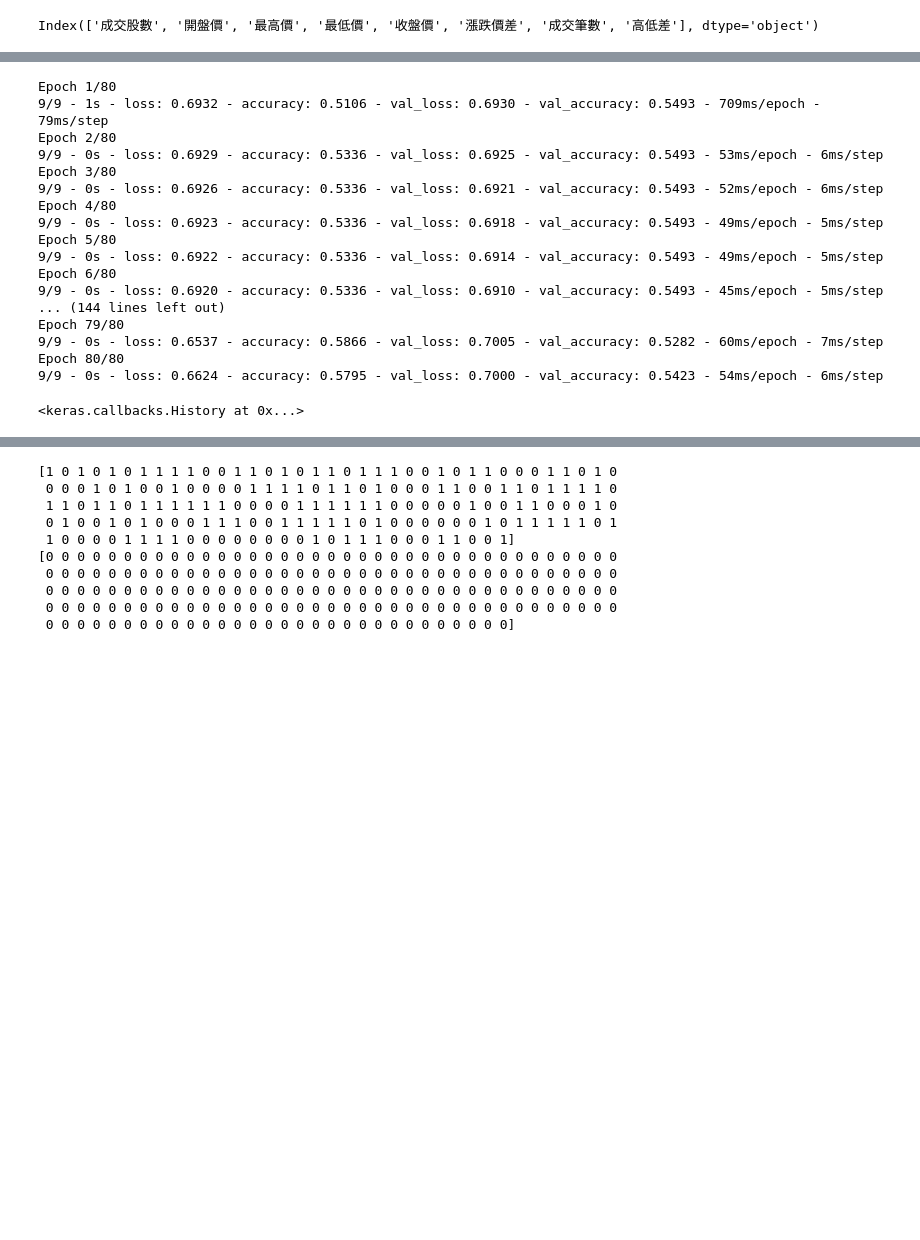
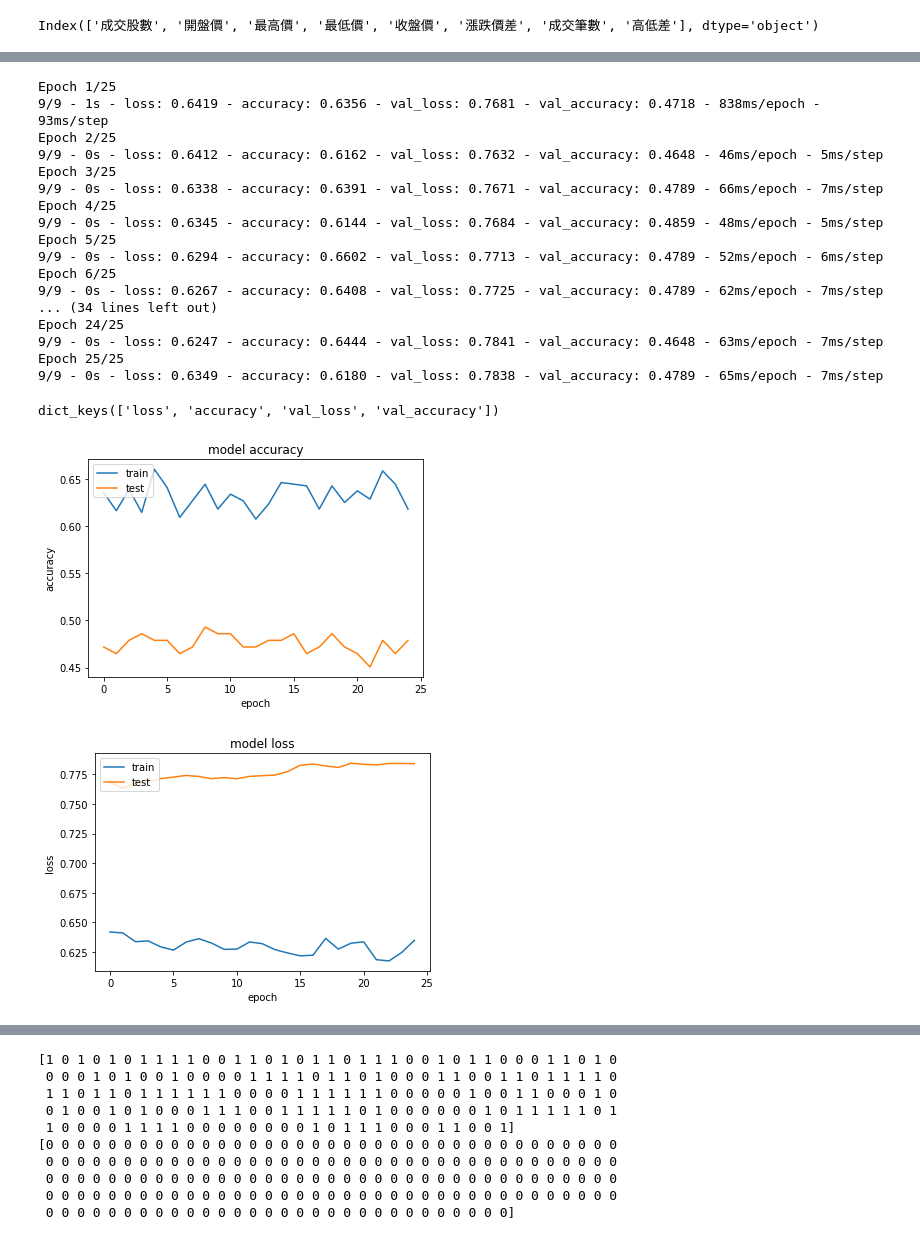
Before and after one commit to TaylorShiehUSI/Github-Colab-test, a Jupyter notebook: 20220814_2230.ipynb, the cells around one changed output, grey strips where cells are left out. Saved outputs shown, nothing was run; the diff lists cells and outputs as text; code cells hidden in the pictures; blank space fills up the shorter version.

```diff
--- a/20220814_2230.ipynb
+++ b/20220814_2230.ipynb
@@ -295,31 +295,55 @@ _________________________________________________________________
 # %%
 ## train the model
 model.compile(loss='categorical_crossentropy', optimizer='adam', metrics=['accuracy'])
-model.fit(x = X_train,
+history = model.fit(x = X_train,
           y = y_train,
           validation_split = 0.2,
           batch_size=64,
-          epochs=80,
+          epochs=25,
           verbose = 2)
 # %% [output]
-Epoch 1/80
-9/9 - 1s - loss: 0.6932 - accuracy: 0.5106 - val_loss: 0.6930 - val_accuracy: 0.5493 - 709ms/epoch - 79ms/step
-Epoch 2/80
-9/9 - 0s - loss: 0.6929 - accuracy: 0.5336 - val_loss: 0.6925 - val_accuracy: 0.5493 - 53ms/epoch - 6ms/step
-Epoch 3/80
-9/9 - 0s - loss: 0.6926 - accuracy: 0.5336 - val_loss: 0.6921 - val_accuracy: 0.5493 - 52ms/epoch - 6ms/step
-Epoch 4/80
-9/9 - 0s - loss: 0.6923 - accuracy: 0.5336 - val_loss: 0.6918 - val_accuracy: 0.5493 - 49ms/epoch - 5ms/step
-Epoch 5/80
-9/9 - 0s - loss: 0.6922 - accuracy: 0.5336 - val_loss: 0.6914 - val_accuracy: 0.5493 - 49ms/epoch - 5ms/step
-Epoch 6/80
-9/9 - 0s - loss: 0.6920 - accuracy: 0.5336 - val_loss: 0.6910 - val_accuracy: 0.5493 - 45ms/epoch - 5ms/step
-... (144 lines left out)
-Epoch 79/80
-9/9 - 0s - loss: 0.6537 - accuracy: 0.5866 - val_loss: 0.7005 - val_accuracy: 0.5282 - 60ms/epoch - 7ms/step
-Epoch 80/80
-9/9 - 0s - loss: 0.6624 - accuracy: 0.5795 - val_loss: 0.7000 - val_accuracy: 0.5423 - 54ms/epoch - 6ms/step
+Epoch 1/25
+9/9 - 1s - loss: 0.6419 - accuracy: 0.6356 - val_loss: 0.7681 - val_accuracy: 0.4718 - 838ms/epoch - 93ms/step
+Epoch 2/25
+9/9 - 0s - loss: 0.6412 - accuracy: 0.6162 - val_loss: 0.7632 - val_accuracy: 0.4648 - 46ms/epoch - 5ms/step
+Epoch 3/25
+9/9 - 0s - loss: 0.6338 - accuracy: 0.6391 - val_loss: 0.7671 - val_accuracy: 0.4789 - 66ms/epoch - 7ms/step
+Epoch 4/25
+9/9 - 0s - loss: 0.6345 - accuracy: 0.6144 - val_loss: 0.7684 - val_accuracy: 0.4859 - 48ms/epoch - 5ms/step
+Epoch 5/25
+9/9 - 0s - loss: 0.6294 - accuracy: 0.6602 - val_loss: 0.7713 - val_accuracy: 0.4789 - 52ms/epoch - 6ms/step
+Epoch 6/25
+9/9 - 0s - loss: 0.6267 - accuracy: 0.6408 - val_loss: 0.7725 - val_accuracy: 0.4789 - 62ms/epoch - 7ms/step
+... (34 lines left out)
+Epoch 24/25
+9/9 - 0s - loss: 0.6247 - accuracy: 0.6444 - val_loss: 0.7841 - val_accuracy: 0.4648 - 63ms/epoch - 7ms/step
+Epoch 25/25
+9/9 - 0s - loss: 0.6349 - accuracy: 0.6180 - val_loss: 0.7838 - val_accuracy: 0.4789 - 65ms/epoch - 7ms/step
-<keras.callbacks.History at 0x...>
+# %%
+# Fit the model
+# history = model.fit(X, Y, validation_split=0.33, epochs=150, batch_size=10, verbose=0)
+# list all data in history
+print(history.history.keys())
+# summarize history for accuracy
+plt.plot(history.history['accuracy'])
+plt.plot(history.history['val_accuracy'])
+plt.title('model accuracy')
+plt.ylabel('accuracy')
+plt.xlabel('epoch')
+plt.legend(['train', 'test'], loc='upper left')
+plt.show()
+# summarize history for loss
+plt.plot(history.history['loss'])
+plt.plot(history.history['val_loss'])
+plt.title('model loss')
+plt.ylabel('loss')
+plt.xlabel('epoch')
+plt.legend(['train', 'test'], loc='upper left')
+plt.show()
+# %% [output]
+dict_keys(['loss', 'accuracy', 'val_loss', 'val_accuracy'])
+[figure, added]
+[figure, added]
 # %%
 ## Evalaute evaluate Accury, and print out
 score = model.evaluate(X_test, y_test, verbose=1)
```
Also changed, not shown: parts of 5 cells of this notebook.
